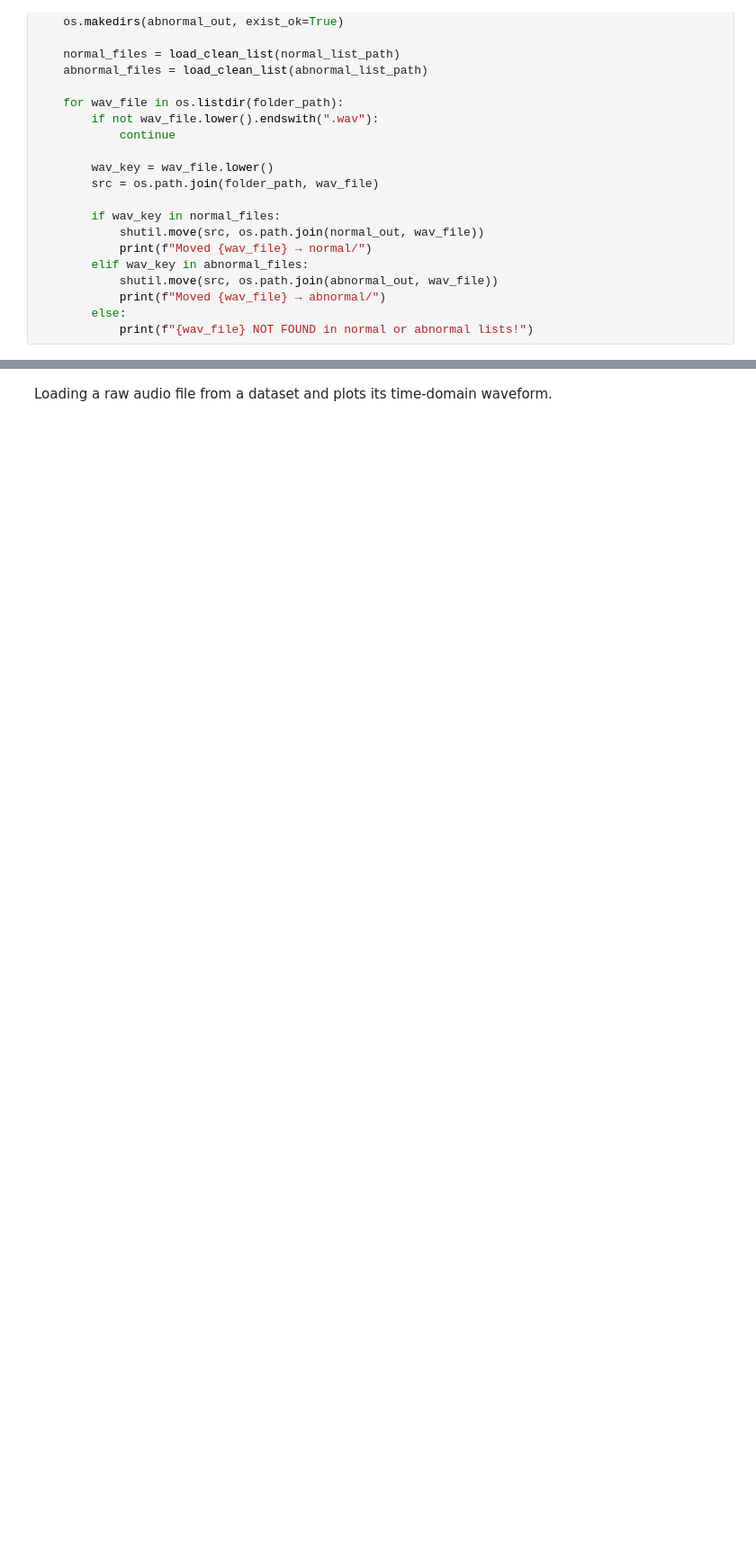
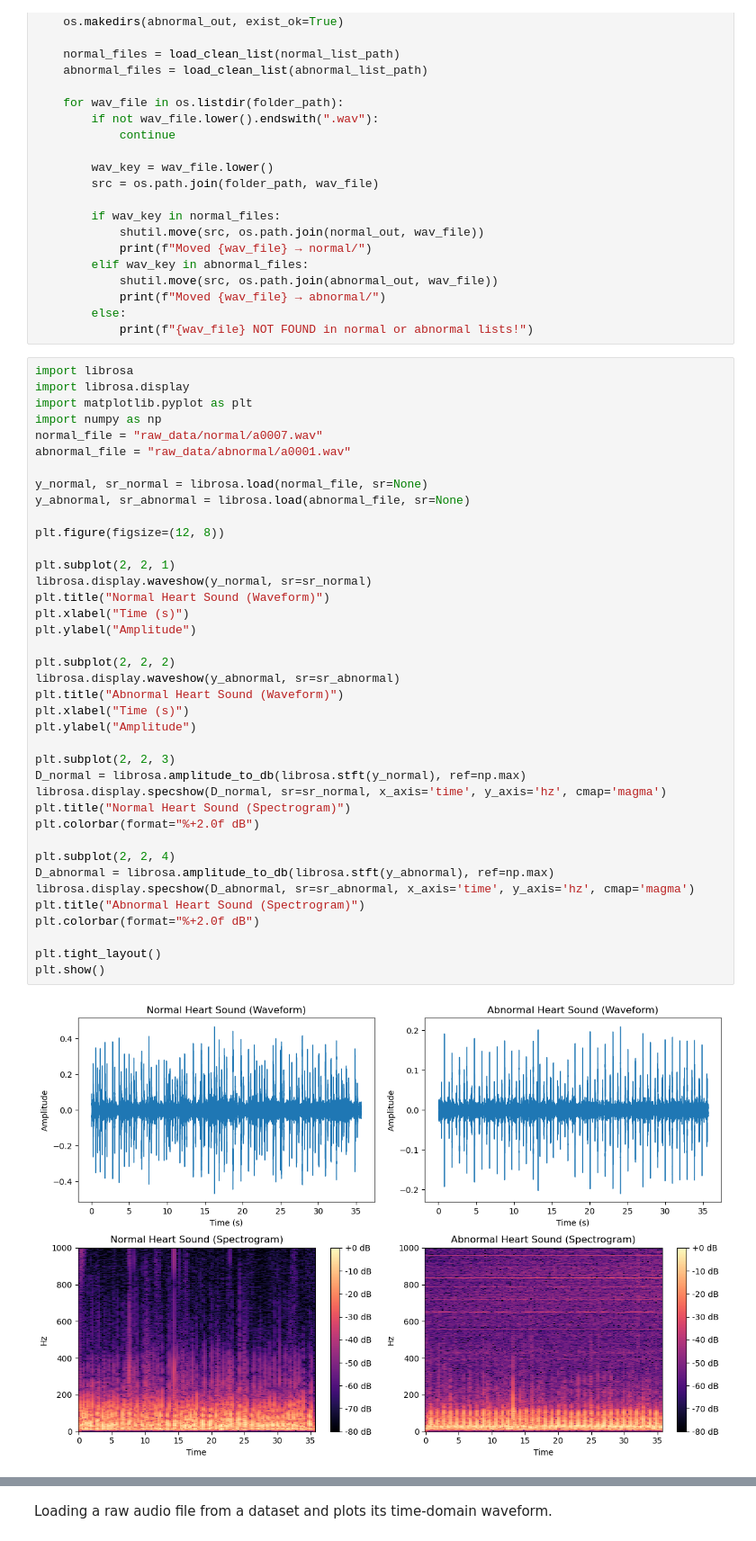
Before and after one commit to sania8/ProgrammingAndMathsforAI, a Jupyter notebook: EDA&DataPreprocessing.ipynb, the cells around one changed output, grey strips where cells are left out. Shown at 90% size. Drawn from its saved outputs; the diff is of its cells as text; blank space fills up the shorter version.

```diff
--- a/EDA&DataPreprocessing.ipynb
+++ b/EDA&DataPreprocessing.ipynb
@@ -52,3 +52,44 @@ for folder in training_folders:
             print(f"Moved {wav_file} → abnormal/")
         else:
             print(f"{wav_file} NOT FOUND in normal or abnormal lists!")
+# %%
+import librosa
+import librosa.display
+import matplotlib.pyplot as plt
+import numpy as np
+normal_file = "raw_data/normal/a0007.wav"
+abnormal_file = "raw_data/abnormal/a0001.wav"
+
+y_normal, sr_normal = librosa.load(normal_file, sr=None)
+y_abnormal, sr_abnormal = librosa.load(abnormal_file, sr=None)
+
+plt.figure(figsize=(12, 8))
+
+plt.subplot(2, 2, 1)
+librosa.display.waveshow(y_normal, sr=sr_normal)
+plt.title("Normal Heart Sound (Waveform)")
+plt.xlabel("Time (s)")
+plt.ylabel("Amplitude")
+
+plt.subplot(2, 2, 2)
+librosa.display.waveshow(y_abnormal, sr=sr_abnormal)
+plt.title("Abnormal Heart Sound (Waveform)")
+plt.xlabel("Time (s)")
+plt.ylabel("Amplitude")
+
+plt.subplot(2, 2, 3)
+D_normal = librosa.amplitude_to_db(librosa.stft(y_normal), ref=np.max)
+librosa.display.specshow(D_normal, sr=sr_normal, x_axis='time', y_axis='hz', cmap='magma')
+plt.title("Normal Heart Sound (Spectrogram)")
+plt.colorbar(format="%+2.0f dB")
+
+plt.subplot(2, 2, 4)
+D_abnormal = librosa.amplitude_to_db(librosa.stft(y_abnormal), ref=np.max)
+librosa.display.specshow(D_abnormal, sr=sr_abnormal, x_axis='time', y_axis='hz', cmap='magma')
+plt.title("Abnormal Heart Sound (Spectrogram)")
+plt.colorbar(format="%+2.0f dB")
+
+plt.tight_layout()
+plt.show()
+# %% [output]
+[figure, added]
```
Also changed, not shown: parts of 1 cell of this notebook.
